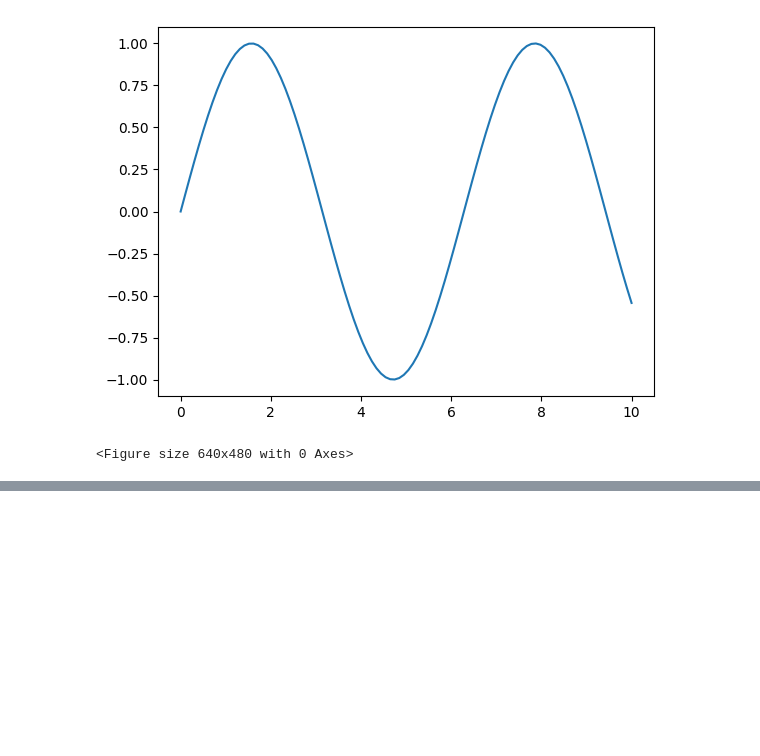
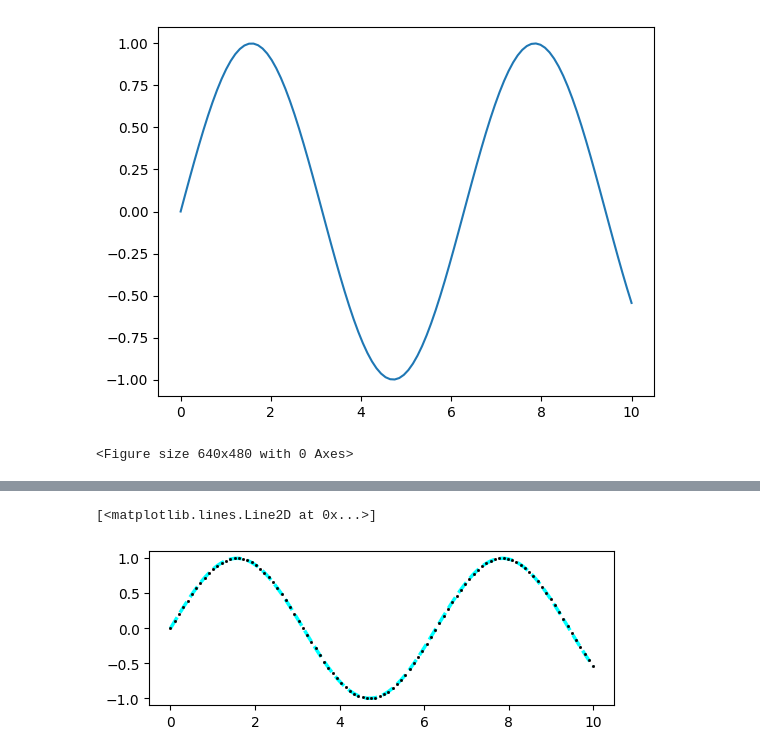
Before and after one commit to Kshubham0315/Complete-Machine-Learning, a Jupyter notebook: Data_Visulization.ipynb, the cells around one changed output, grey strips where cells are left out. Cells and saved outputs as stored; diff of their text form; code cells hidden in the pictures; blank space fills up the shorter version.

```diff
--- a/Data_Visulization.ipynb
+++ b/Data_Visulization.ipynb
@@ -845,0 +876,9 @@ fig = plt.figure(
+# %%
+plt.figure(figsize=(6, 2))
+x = np.linspace(0, 10, 100)
+y = np.sin(x)
+
+plt.plot(x, y,color='cyan',linewidth=2.5 , linestyle='dashed',marker = "s" , markersize = 1 , markerfacecolor = "red" , markeredgecolor="black")
+# %% [output]
+[<matplotlib.lines.Line2D at 0x...>]
+[figure, added]
```
Also changed, not shown: parts of 59 cells of this notebook, 3 other files.
